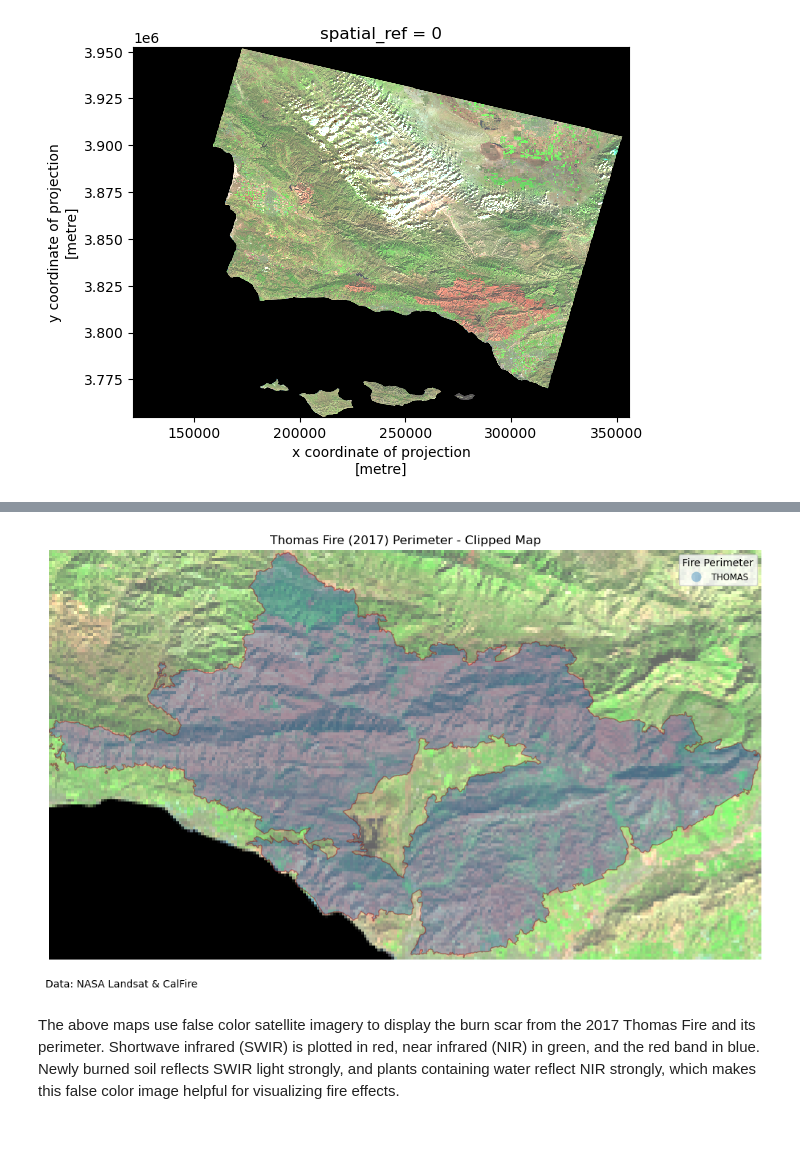
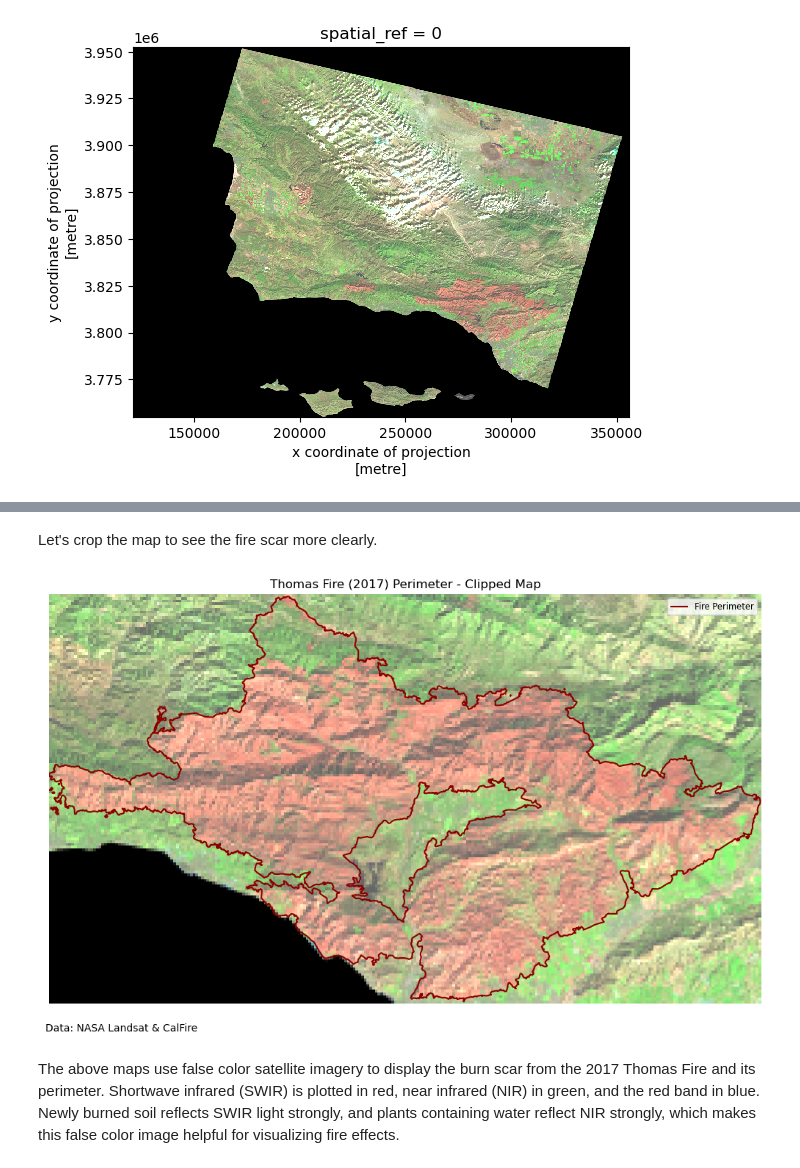
Before and after one commit to leirubinstein/leirubinstein.github.io, a Jupyter notebook: posts/2024-12-04-thomas-fire-visualization/thomas-fire-blogpost.ipynb, the cells around one changed output, grey strips where cells are left out. Saved outputs shown, nothing was run; the diff lists cells and outputs as text; code cells hidden in the pictures; blank space fills up the shorter version.

```diff
--- a/posts/2024-12-04-thomas-fire-visualization/thomas-fire-blogpost.ipynb
+++ b/posts/2024-12-04-thomas-fire-visualization/thomas-fire-blogpost.ipynb
@@ -201,28 +221,28 @@ plt.show()
+# %% [markdown]
+Let's crop the map to see the fire scar more clearly.
 # %%
 # Create a clipped map showing the false color image and the Thomas Fire perimeter
-fig, ax = plt.subplots(figsize = (10,8))
+fig, ax = plt.subplots(figsize=(10,8))
 
 ax.axis('off')
 
-falsecolor_clip.plot.imshow(ax = ax,
-                            robust = True)
-thomasfire.plot(ax = ax,
-                column = "fire_name",
-                alpha = 0.4,
-                edgecolor = 'darkred',
-                legend = True,
-                legend_kwds = {'title': "Fire Perimeter",
-                               'fontsize':'small'})
+falsecolor_clip.plot.imshow(ax=ax,
+                           robust=True)
+thomasfire.geometry.boundary.plot(ax=ax,
+                                color='darkred',
+                                linewidth=1.5,
+                                label="Fire Perimeter")
 
+ax.legend(fontsize='small')
 plt.tight_layout()
-plt.subplots_adjust(bottom = 0.05)
+plt.subplots_adjust(bottom=0.05)
 
 ax.set_title('Thomas Fire (2017) Perimeter - Clipped Map')
 
 plt.figtext(0.01, 0.12, "Data: NASA Landsat & CalFire", ha="left", fontsize=10)
 
 plt.show()
 # %% [output]
-[figure, old version]
+[figure, new version]
 # %% [markdown]
 The above maps use false color satellite imagery to display the burn scar from the 2017 Thomas Fire and its perimeter. Shortwave infrared (SWIR) is plotted in red, near infrared (NIR) in green, and the red band in blue. Newly burned soil reflects SWIR light strongly, and plants containing water reflect NIR strongly, which makes this false color image helpful for visualizing fire effects.
```
Also changed, not shown: parts of 47 cells of this notebook.
